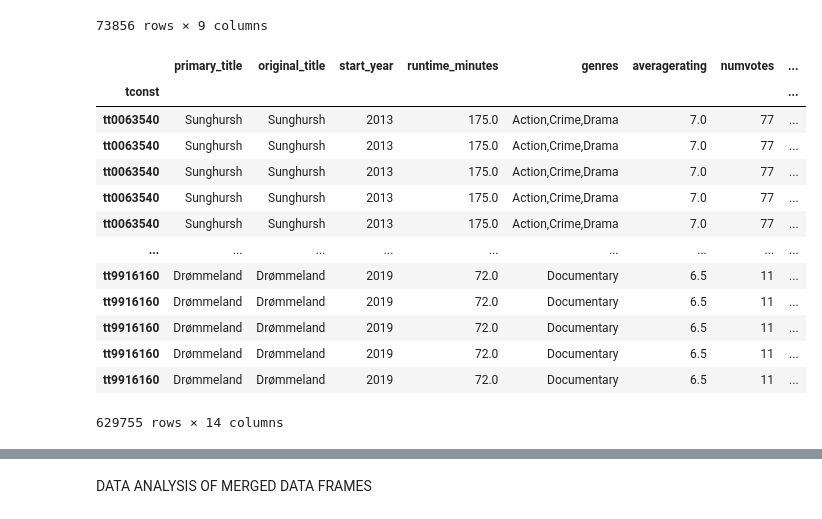
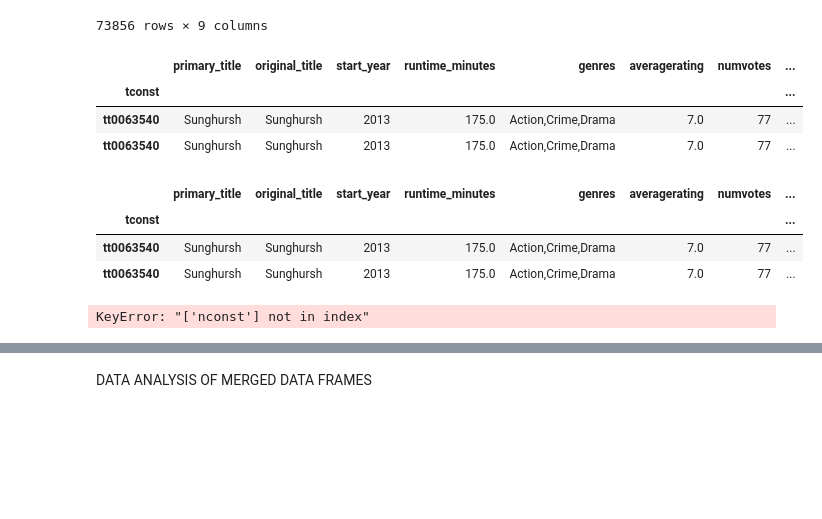
Before and after one commit to Iswana-O/dsc-phase-1-project, a Jupyter notebook: zippedData/zippedData/datasets.ipynb, the cells around one changed output, grey strips where cells are left out. Saved outputs shown, nothing was run; the diff lists cells and outputs as text; code cells hidden in the pictures; blank space fills up the shorter version.

```diff
--- a/zippedData/zippedData/datasets.ipynb
+++ b/zippedData/zippedData/datasets.ipynb
@@ -359,22 +378,25 @@ ratings_basics_df
 73856 rows × 9 columns
 # %%
 title_ratings_basics_df= ratings_basics_df.merge(title_principals_df, left_on='tconst', right_on='tconst', how='inner')
-title_ratings_basics_df
+title_ratings_basics_df.head(2)
 # %% [output]
 |  | primary_title | original_title | start_year | runtime_minutes | genres | averagerating | numvotes | ... |
 | tconst |  |  |  |  |  |  |  | ... |
 | tt0063540 | Sunghursh | Sunghursh | 2013 | 175.0 | Action,Crime,Drama | 7.0 | 77 | ... |
 | tt0063540 | Sunghursh | Sunghursh | 2013 | 175.0 | Action,Crime,Drama | 7.0 | 77 | ... |
-| tt0063540 | Sunghursh | Sunghursh | 2013 | 175.0 | Action,Crime,Drama | 7.0 | 77 | ... |
-| tt0063540 | Sunghursh | Sunghursh | 2013 | 175.0 | Action,Crime,Drama | 7.0 | 77 | ... |
-| tt0063540 | Sunghursh | Sunghursh | 2013 | 175.0 | Action,Crime,Drama | 7.0 | 77 | ... |
-| ... | ... | ... | ... | ... | ... | ... | ... | ... |
-| tt9916160 | Drømmeland | Drømmeland | 2019 | 72.0 | Documentary | 6.5 | 11 | ... |
-| tt9916160 | Drømmeland | Drømmeland | 2019 | 72.0 | Documentary | 6.5 | 11 | ... |
-| tt9916160 | Drømmeland | Drømmeland | 2019 | 72.0 | Documentary | 6.5 | 11 | ... |
-| tt9916160 | Drømmeland | Drømmeland | 2019 | 72.0 | Documentary | 6.5 | 11 | ... |
-| tt9916160 | Drømmeland | Drømmeland | 2019 | 72.0 | Documentary | 6.5 | 11 | ... |
-629755 rows × 14 columns
+# %%
+title_ratings_basics_df.reset_index(level='tconst')
+title_ratings_basics_df.head(2)
+# %% [output]
+|  | primary_title | original_title | start_year | runtime_minutes | genres | averagerating | numvotes | ... |
+| tconst |  |  |  |  |  |  |  | ... |
+| tt0063540 | Sunghursh | Sunghursh | 2013 | 175.0 | Action,Crime,Drama | 7.0 | 77 | ... |
+| tt0063540 | Sunghursh | Sunghursh | 2013 | 175.0 | Action,Crime,Drama | 7.0 | 77 | ... |
+# %%
+merged_df = pd.merge(title_ratings_basics_df, name_basics_df[['primary_name', 'nconst']], on='nconst', how='left')
+merged_df
+# %% [output]
+KeyError: "['nconst'] not in index"
 # %%
 tmdb_movies_budgets_df=tmdb_movies_df.merge(movie_budgets_df, left_on='original_title', right_on='movie', how='inner')
 tmdb_movies_budgets_df
```
Also changed, not shown: parts of 7 cells of this notebook, 1 other file.
